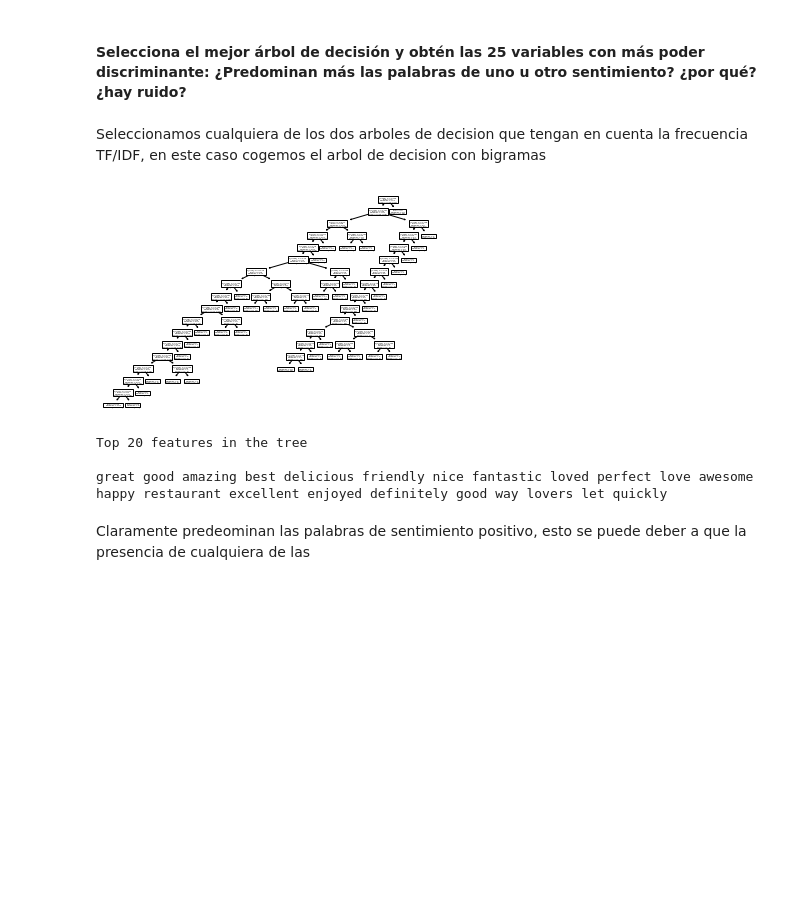
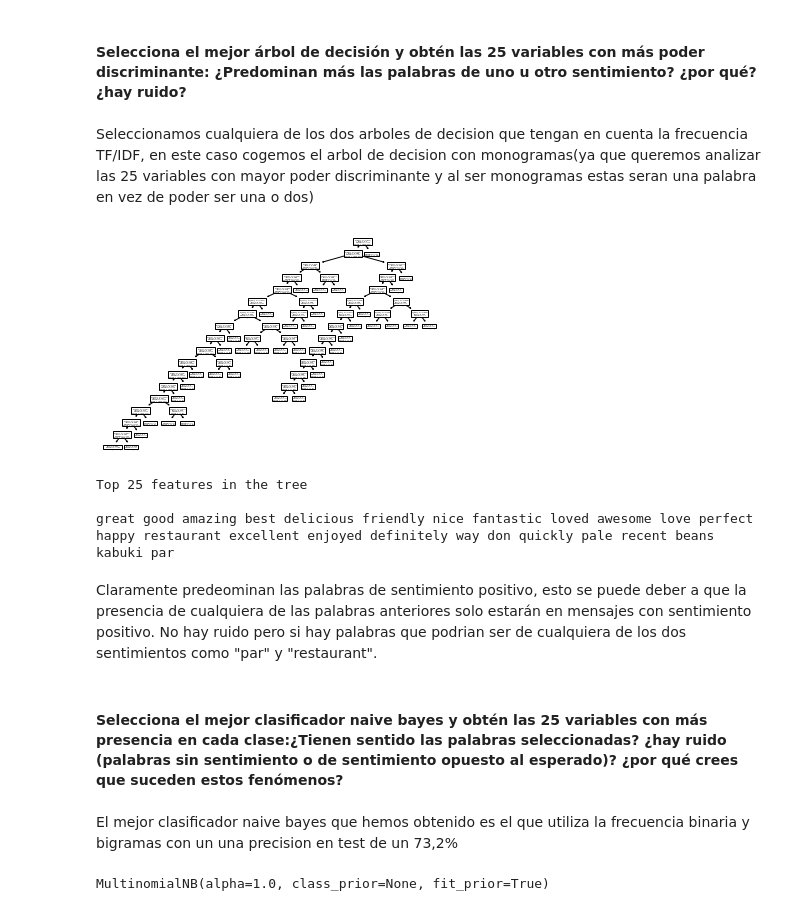
Before and after one commit to pablodll/Practicas-IA-2, a Jupyter notebook: Practica2/Practica2.ipynb, the cells around one changed output. Cells and saved outputs as stored; diff of their text form; code cells hidden in the pictures; blank space fills up the shorter version.

Commit message:
top25vars
estudio de las 25 variables con mayor poder discriminante en el clasificador de arbol y las 25 variables con mayor presencia en el clasificador nb

```diff
--- a/Practica2/Practica2.ipynb
+++ b/Practica2/Practica2.ipynb
@@ -613,41 +613,59 @@ Podemos concluir que podemos mejorar los resultados si aumentamos la complejidad
 # %% [markdown]
 #### Selecciona el mejor árbol de decisión y obtén las 25 variables con más poder discriminante: ¿Predominan más las palabras de uno u otro sentimiento? ¿por qué? ¿hay ruido? ###
 # %% [markdown]
-Seleccionamos cualquiera de los dos arboles de decision que tengan en cuenta la frecuencia TF/IDF, en este caso cogemos el arbol de decision con bigramas
+Seleccionamos cualquiera de los dos arboles de decision que tengan en cuenta la frecuencia TF/IDF, en este caso cogemos el arbol de decision con monogramas(ya que queremos analizar las 25 variables con mayor poder discriminante y al ser monogramas estas seran una palabra en vez de poder ser una o dos)
 # %%
 from sklearn.tree import plot_tree
 import matplotlib.pyplot as plt
 
-vectorizer = CountVectorizer(stop_words='english', binary=False, ngram_range = (1,2))
+vectorizer = CountVectorizer(stop_words='english', binary=False, ngram_range = (1,1))
 train_vector_data = vectorizer.fit_transform(train_data)
 
 feature_names = vectorizer.get_feature_names()
 tfider = TfidfTransformer()
 train_preprocessed = tfider.fit_transform(train_vector_data)
 test_vector_data = vectorizer.transform(test_data)
 test_preprocessed = tfider.transform(test_vector_data)
 
 tree_classifier = tree.DecisionTreeClassifier(max_depth = 17, random_state=0)
 tree_classifier.fit(train_preprocessed, train_target)
 
 plot_tree(tree_classifier, max_depth = 17)
 plt.savefig('./delete.pdf')
 # %% [output]
-[figure, old version]
+[figure, new version]
 # %%
-def print_top20_features_in_trees(vectorizer, clf):
+def print_top25_features_in_trees(vectorizer, clf):
     """Prints features with the highest coefficient values"""
     feature_names = vectorizer.get_feature_names()
 
-    top20 = np.argsort(clf.feature_importances_)[-20:]
-    reversed_top = top20[::-1]
-    print("Top 20 features in the tree\n")
+    top25 = np.argsort(clf.feature_importances_)[-25:]
+    reversed_top = top25[::-1]
+    print("Top 25 features in the tree\n")
     print("%s" % ( " ".join(feature_names[j] for j in reversed_top)))
 
-print_top20_features_in_trees(vectorizer,tree_classifier)
+print_top25_features_in_trees(vectorizer,tree_classifier)
 # %% [output]
-Top 20 features in the tree
+Top 25 features in the tree
 
-great good amazing best delicious friendly nice fantastic loved perfect love awesome happy restaurant excellent enjoyed definitely good way lovers let quickly
+great good amazing best delicious friendly nice fantastic loved awesome love perfect happy restaurant excellent enjoyed definitely way don quickly pale recent beans kabuki par
 # %% [markdown]
-Claramente predeominan las palabras de sentimiento positivo, esto se puede deber a que la presencia de cualquiera de las
+Claramente predeominan las palabras de sentimiento positivo, esto se puede deber a que la presencia de cualquiera de las palabras anteriores solo estarán en mensajes con sentimiento positivo. No hay ruido pero si hay palabras que podrian ser de cualquiera de los dos sentimientos como "par" y "restaurant".
+# %% [markdown]
+#### Selecciona el mejor clasificador naive bayes y obtén las 25 variables con más presencia en cada clase:¿Tienen sentido las palabras seleccionadas? ¿hay ruido (palabras sin sentimiento o de sentimiento opuesto al esperado)? ¿por qué crees que suceden estos fenómenos?
+# %% [markdown]
+El mejor clasificador naive bayes que hemos obtenido es el que utiliza la frecuencia binaria y bigramas con un una precision en test de un 73,2%
+# %%
+vectorizer = CountVectorizer(stop_words='english', binary=True, ngram_range = (1,2))
+train_vector_data = vectorizer.fit_transform(train_data)
+
+feature_names = vectorizer.get_feature_names()
+test_vector_data = vectorizer.transform(test_data)
+
+from sklearn.naive_bayes import MultinomialNB
+
+mnb_classifier = MultinomialNB()
+
+mnb_classifier.fit(train_vector_data, train_target)
+# %% [output]
+MultinomialNB(alpha=1.0, class_prior=None, fit_prior=True)
```
Also changed, not shown: parts of 6 cells of this notebook, 1 other file.
